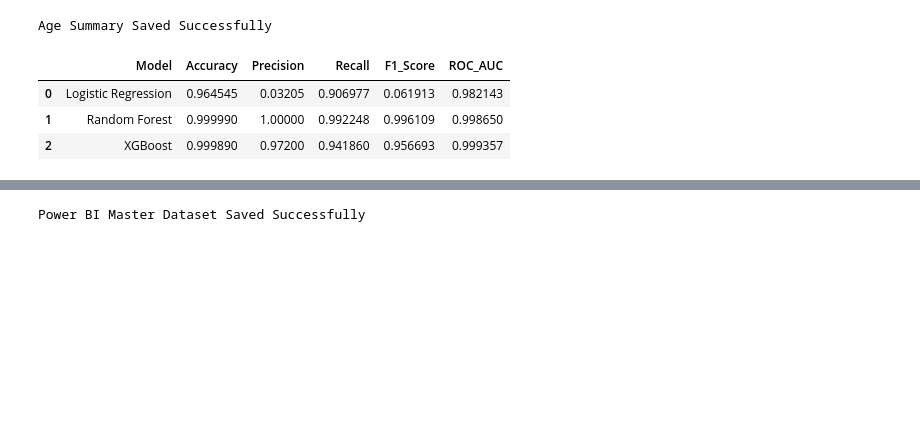
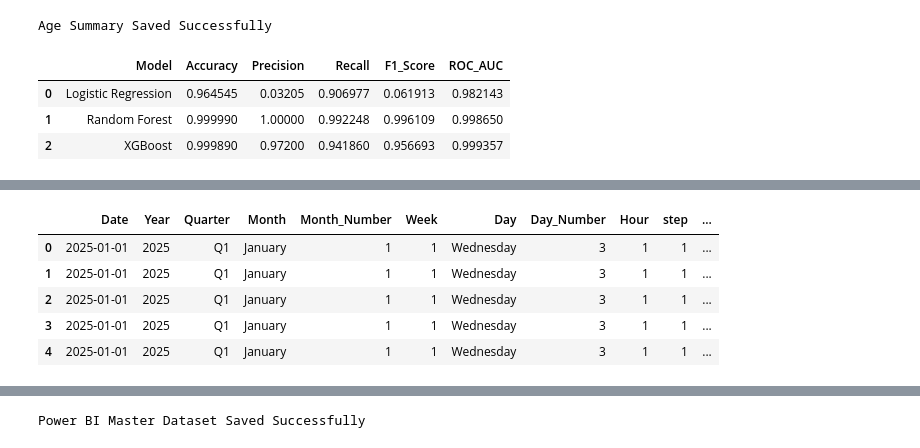
Before and after one commit to sagarmehra69/AI-Powered-Financial-Fraud-Detection-Risk-Analytics-System, a Jupyter notebook: notebooks/06_powerbi_dataset.ipynb, the cells around one changed output, grey strips where cells are left out. Cells and saved outputs as stored; diff of their text form; code cells hidden in the pictures; blank space fills up the shorter version.

```diff
--- a/notebooks/06_powerbi_dataset.ipynb
+++ b/notebooks/06_powerbi_dataset.ipynb
@@ -670,0 +624,92 @@ powerbi_master.head()
+# %%
+# ============================================================
+# Create Power BI Master Dataset
+# ============================================================
+
+# Create simulation date
+start_date = pd.Timestamp("2025-01-01")
+
+# Create DateTime from step (step = hour)
+df["transaction_datetime"] = (
+    start_date + pd.to_timedelta(df["step"], unit="h")
+)
+
+# Date Dimensions
+df["Date"] = df["transaction_datetime"].dt.date
+df["Year"] = df["transaction_datetime"].dt.year
+df["Quarter"] = "Q" + df["transaction_datetime"].dt.quarter.astype(str)
+df["Month"] = df["transaction_datetime"].dt.month_name()
+df["Month_Number"] = df["transaction_datetime"].dt.month
+df["Week"] = df["transaction_datetime"].dt.isocalendar().week.astype(int)
+df["Day"] = df["transaction_datetime"].dt.day_name()
+df["Day_Number"] = df["transaction_datetime"].dt.dayofweek + 1
+df["Hour"] = df["transaction_datetime"].dt.hour
+
+# Create Power BI Master Dataset
+powerbi_master = df[
+[
+    # Date & Time
+    "Date",
+    "Year",
+    "Quarter",
+    "Month",
+    "Month_Number",
+    "Week",
+    "Day",
+    "Day_Number",
+    "Hour",
+
+    # Transaction Information
+    "step",
+    "type",
+    "amount",
+
+    # Balance Information
+    "oldbalanceOrg",
+    "newbalanceOrig",
+    "oldbalanceDest",
+    "newbalanceDest",
+
+    # Fraud Labels
+    "isFraud",
+    "isFlaggedFraud",
+
+    # Engineered Features
+    "balance_error_org",
+    "balance_error_dest",
+
+    # Customer Information
+    "customer_type",
+    "customer_segment",
+    "age_group",
+    "account_tenure_months",
+
+    # Merchant Information
+    "merchant_type",
+
+    # Channel & Device
+    "channel",
+    "device_type",
+
+    # Region
+    "risk_region",
+
+    # AI Risk Outputs
+    "fraud_probability",
+    "risk_score",
+    "risk_category",
+    "fraud_severity",
+
+    # Investigation
+    "alert_priority",
+    "recommended_action",
+    "alert_message",
+    "review_required",
+    "investigation_required"
+]
+]
+
+print("Power BI Master Dataset Shape:", powerbi_master.shape)
+
+powerbi_master.head()
+# %% [output]
@@ -670,0 +717,6 @@ powerbi_master.head()
+|  | Date | Year | Quarter | Month | Month_Number | Week | Day | Day_Number | Hour | step | ... |
+| 0 | 2025-01-01 | 2025 | Q1 | January | 1 | 1 | Wednesday | 3 | 1 | 1 | ... |
+| 1 | 2025-01-01 | 2025 | Q1 | January | 1 | 1 | Wednesday | 3 | 1 | 1 | ... |
+| 2 | 2025-01-01 | 2025 | Q1 | January | 1 | 1 | Wednesday | 3 | 1 | 1 | ... |
+| 3 | 2025-01-01 | 2025 | Q1 | January | 1 | 1 | Wednesday | 3 | 1 | 1 | ... |
+| 4 | 2025-01-01 | 2025 | Q1 | January | 1 | 1 | Wednesday | 3 | 1 | 1 | ... |
```
Also changed, not shown: parts of 5 cells of this notebook.
